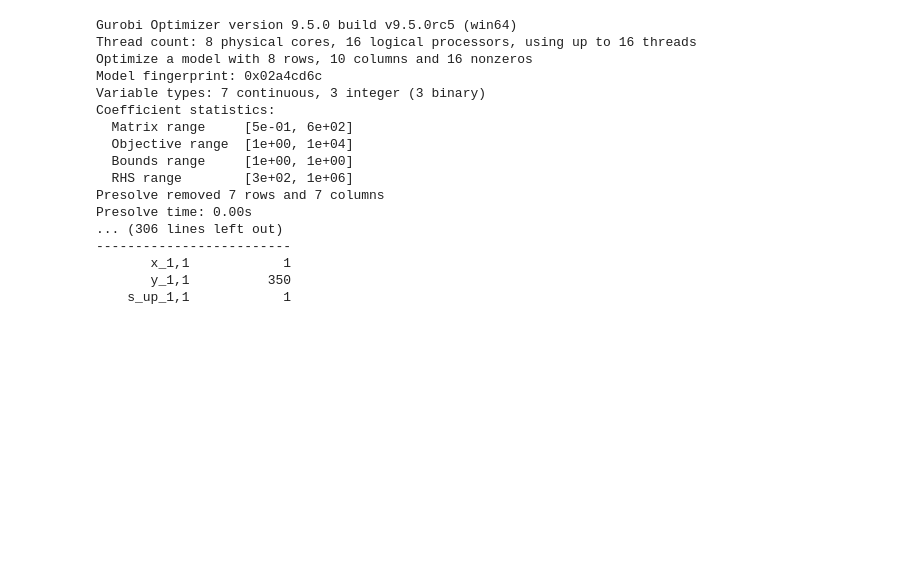
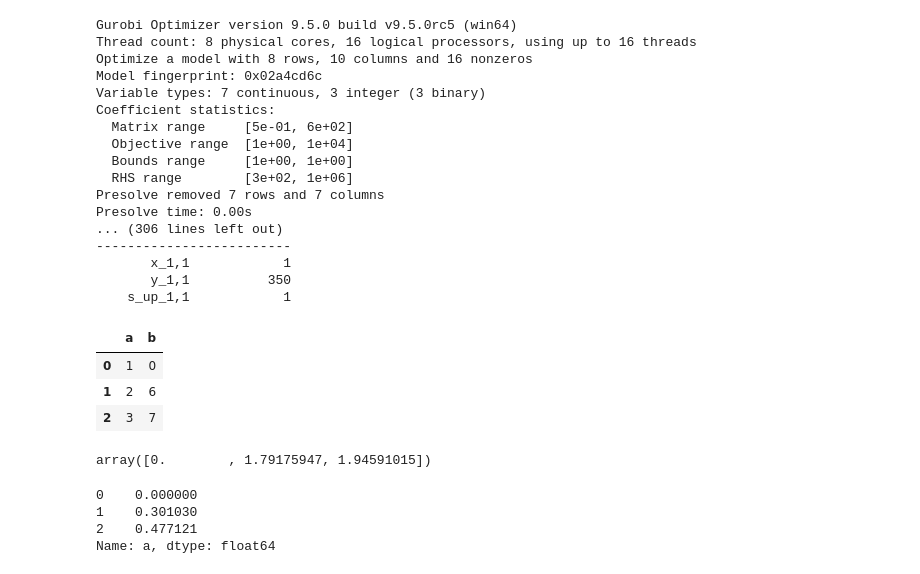
Before and after one commit to leoschleier/sddip, a Jupyter notebook: notebooks/archive/sandbox.ipynb, the cells around one changed output. Cells and saved outputs as stored; diff of their text form; code cells hidden in the pictures; blank space fills up the shorter version.

```diff
--- a/notebooks/archive/sandbox.ipynb
+++ b/notebooks/archive/sandbox.ipynb
@@ -631,3 +631,33 @@ Presolve time: 0.00s
        x_1,1            1
        y_1,1          350
     s_up_1,1            1
+# %%
+import pandas as pd
+import numpy as np
+
+d = {
+    "a": [1,2,3],
+    "b": [0,6,7]
+}
+
+df = pd.DataFrame.from_dict(d)
+
+df
+# %% [output]
+|  | a | b |
+| 0 | 1 | 0 |
+| 1 | 2 | 6 |
+| 2 | 3 | 7 |
+# %%
+b_positive = np.where(df.b >0, df.b, 1)
+
+np.log(b_positive)
+# %% [output]
+array([0.        , 1.79175947, 1.94591015])
+# %%
+np.log10(df.a)
+# %% [output]
+0    0.000000
+1    0.301030
+2    0.477121
+Name: a, dtype: float64
```
Also changed, not shown: 34 other files.
